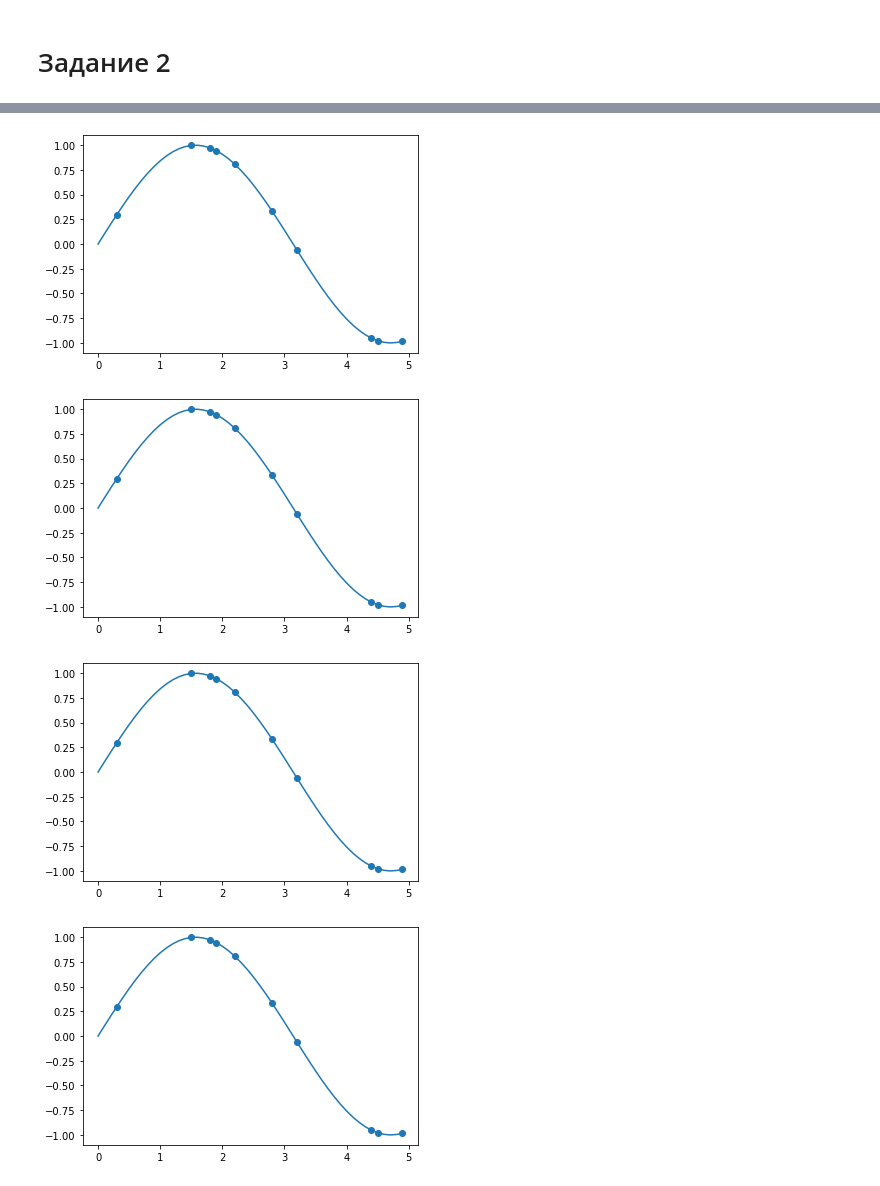
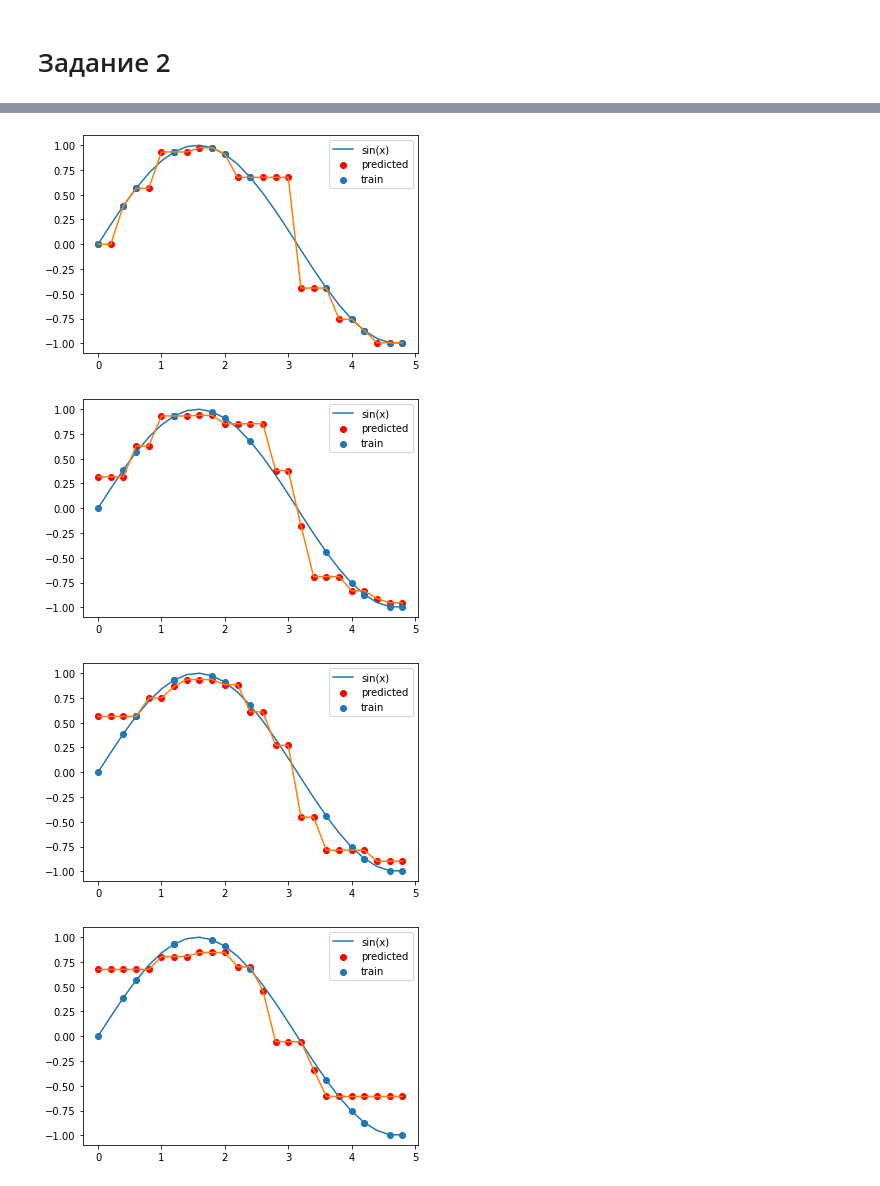
Before and after one commit to BossOfTheCode/ml, a Jupyter notebook: KNN.ipynb, the cells around one changed output, grey strips where cells are left out. Saved outputs shown, nothing was run; the diff lists cells and outputs as text; code cells hidden in the pictures.

```diff
--- a/KNN.ipynb
+++ b/KNN.ipynb
@@ -88,7 +90,7 @@ Accuracy score классификатора из sklearn для k = 9: 1.0
 # %% [markdown]
 # Задание 2
 # %%
-x = np.arange(0,5,0.1)
+x = np.arange(0,5,0.2)
 y = np.sin(x)
 len(x)
 # %% [output]
@@ -101,5 +103,5 @@ plt.show()
 # %%
-x_train = np.random.choice(x, size=10)
+x_train = np.random.choice(x, size=15)
 y_train = np.sin(x_train)
 # %%
 def kNN_regressor(x_train, y_train, x_test, k):
@@ -116,12 +118,15 @@ def kNN_regressor(x_train, y_train, x_test, k):
 # %%
 ks = [1, 3, 5, 7, 9]
 for k in ks:
   y_pred = kNN_regressor(x_train, y_train, x, k)
-  plt.plot(x, y)
-  plt.scatter(x_train, y_train)
+  plt.plot(x, y, label='sin(x)')
+  plt.plot(x, y_pred)
+  plt.scatter(x, y_pred, label='predicted', c='red')
+  plt.scatter(x_train, y_train, label='train')
+  plt.legend()
   plt.show()
 # %% [output]
-[figure, old version]
+[figure, new version]
-[figure, old version]
+[figure, new version]
-[figure, old version]
+[figure, new version]
-[figure, old version]
+[figure, new version]
```
Also changed, not shown: parts of 4 cells of this notebook.
